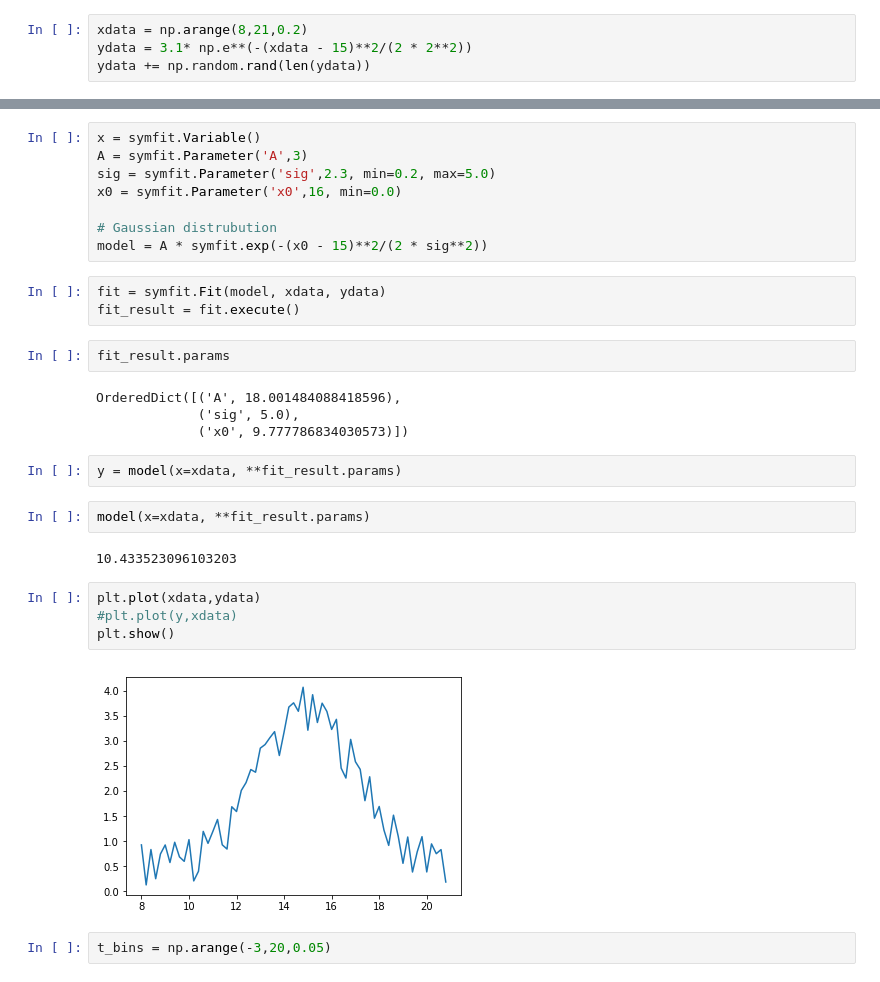
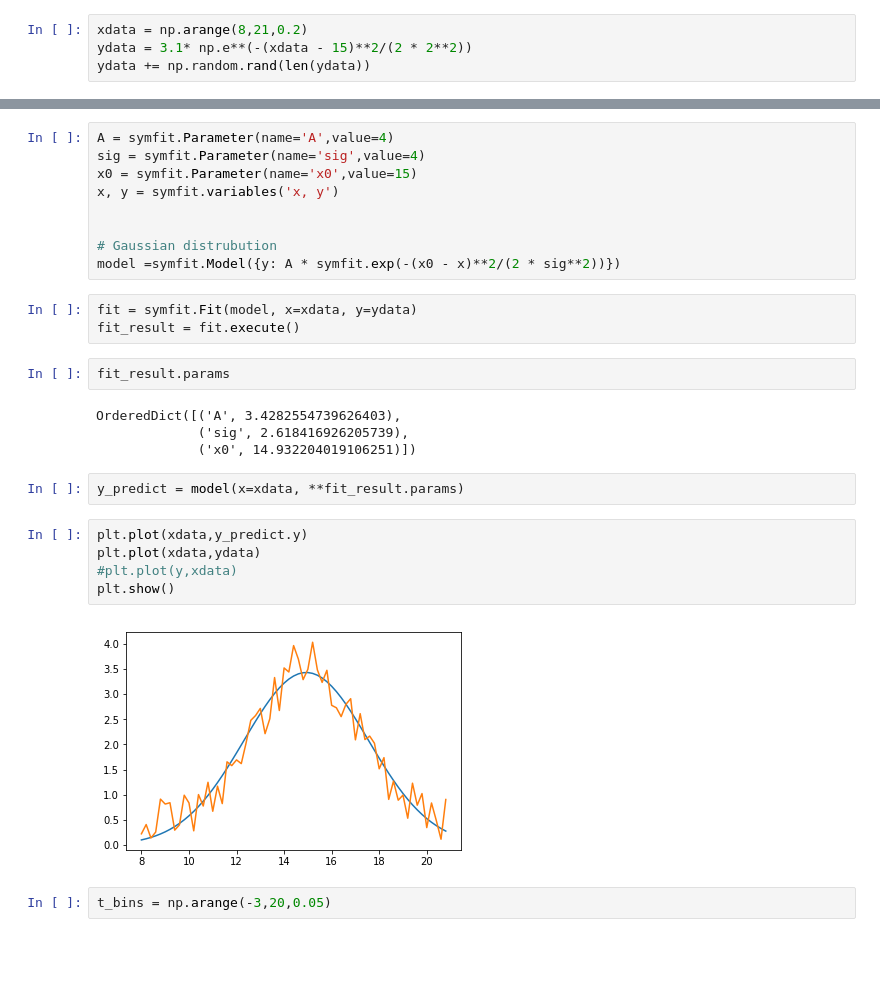
Before and after one commit to sioan/softXRayDataAndControls, a Jupyter notebook: experimentSpecificFiles/sxri0414/pump_probe_sim.ipynb, the cells around one changed output, grey strips where cells are left out. Drawn from its saved outputs; the diff is of its cells as text; blank space fills up the shorter version.

Commit message:
have working symfit example.  Now to apply to data

```diff
--- a/experimentSpecificFiles/sxri0414/pump_probe_sim.ipynb
+++ b/experimentSpecificFiles/sxri0414/pump_probe_sim.ipynb
@@ -84,32 +88,30 @@ print(ydata)
 # %%
-x = symfit.Variable()
-A = symfit.Parameter('A',3)
-sig = symfit.Parameter('sig',2.3, min=0.2, max=5.0)
-x0 = symfit.Parameter('x0',16, min=0.0)
+A = symfit.Parameter(name='A',value=4)
+sig = symfit.Parameter(name='sig',value=4)
+x0 = symfit.Parameter(name='x0',value=15)
+x, y = symfit.variables('x, y')
+
 
 # Gaussian distrubution
-model = A * symfit.exp(-(x0 - 15)**2/(2 * sig**2))
+model =symfit.Model({y: A * symfit.exp(-(x0 - x)**2/(2 * sig**2))})
 # %%
-fit = symfit.Fit(model, xdata, ydata)
+fit = symfit.Fit(model, x=xdata, y=ydata)
 fit_result = fit.execute()
 # %%
 fit_result.params
 # %% [output]
-OrderedDict([('A', 18.001484088418596),
-             ('sig', 5.0),
-             ('x0', 9.777786834030573)])
+OrderedDict([('A', 3.4282554739626403),
+             ('sig', 2.618416926205739),
+             ('x0', 14.932204019106251)])
 # %%
-y = model(x=xdata, **fit_result.params)
+y_predict = model(x=xdata, **fit_result.params)
-# %%
-model(x=xdata, **fit_result.params)
-# %% [output]
-10.433523096103203
 # %%
+plt.plot(xdata,y_predict.y)
 plt.plot(xdata,ydata)
 #plt.plot(y,xdata)
 plt.show()
 # %% [output]
-[figure, old version]
+[figure, new version]
 # %%
 t_bins = np.arange(-3,20,0.05)
 # %%
```
Also changed, not shown: parts of 9 cells of this notebook.
